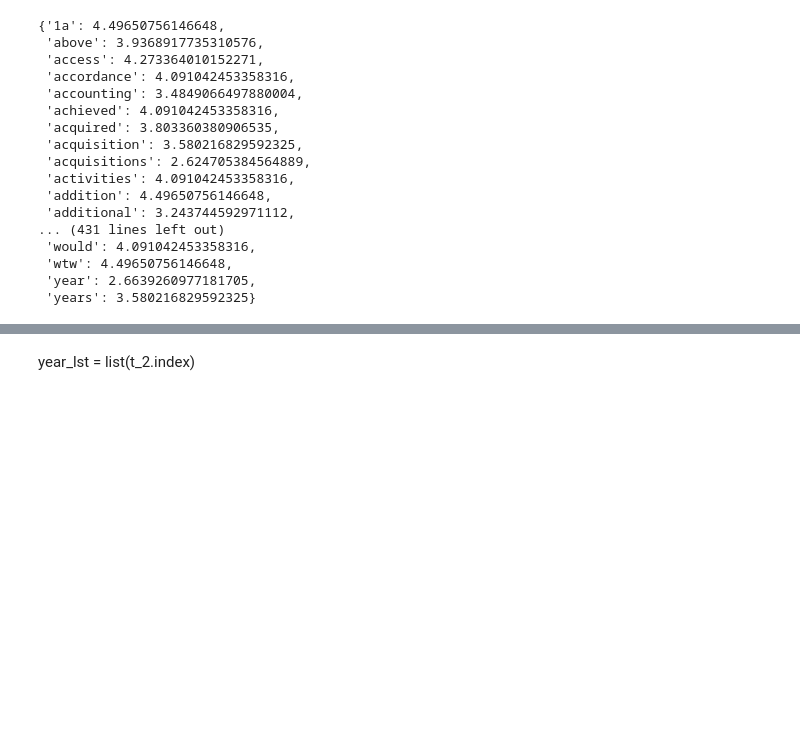
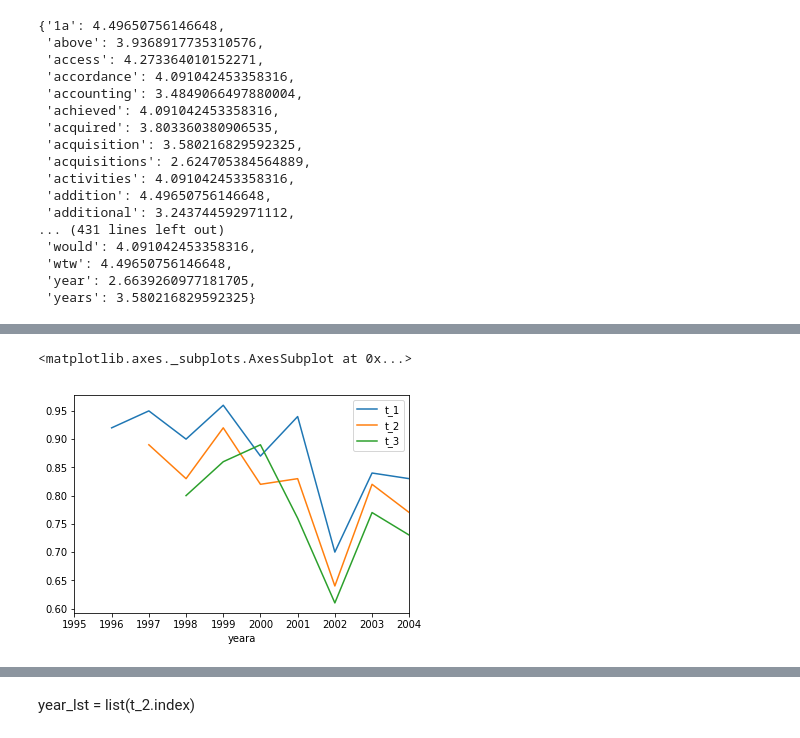
Before and after one commit to pepperamy/tenK, a Jupyter notebook: text_summarization_fraudstext.ipynb, the cells around one changed output, grey strips where cells are left out. Saved outputs shown, nothing was run; the diff lists cells and outputs as text; code cells hidden in the pictures; blank space fills up the shorter version.

```diff
--- a/text_summarization_fraudstext.ipynb
+++ b/text_summarization_fraudstext.ipynb
@@ -704,2 +765,4 @@ def sim_comparision(t):
+# %%
+t = smr_comp_2(cik_keep[130], summary, text_keep)
 # %%
 r = sim_comparision(t)
@@ -706 +787,8 @@ r = sim_comparision(t)
+# %%
+r_new = r.set_index("yeara")
+# %%
+r_new[["t_1","t_2", "t_3"]].plot()
+# %% [output]
+<matplotlib.axes._subplots.AxesSubplot at 0x...>
+[figure, added]
 # %%
```
Also changed, not shown: parts of 17 cells of this notebook.
